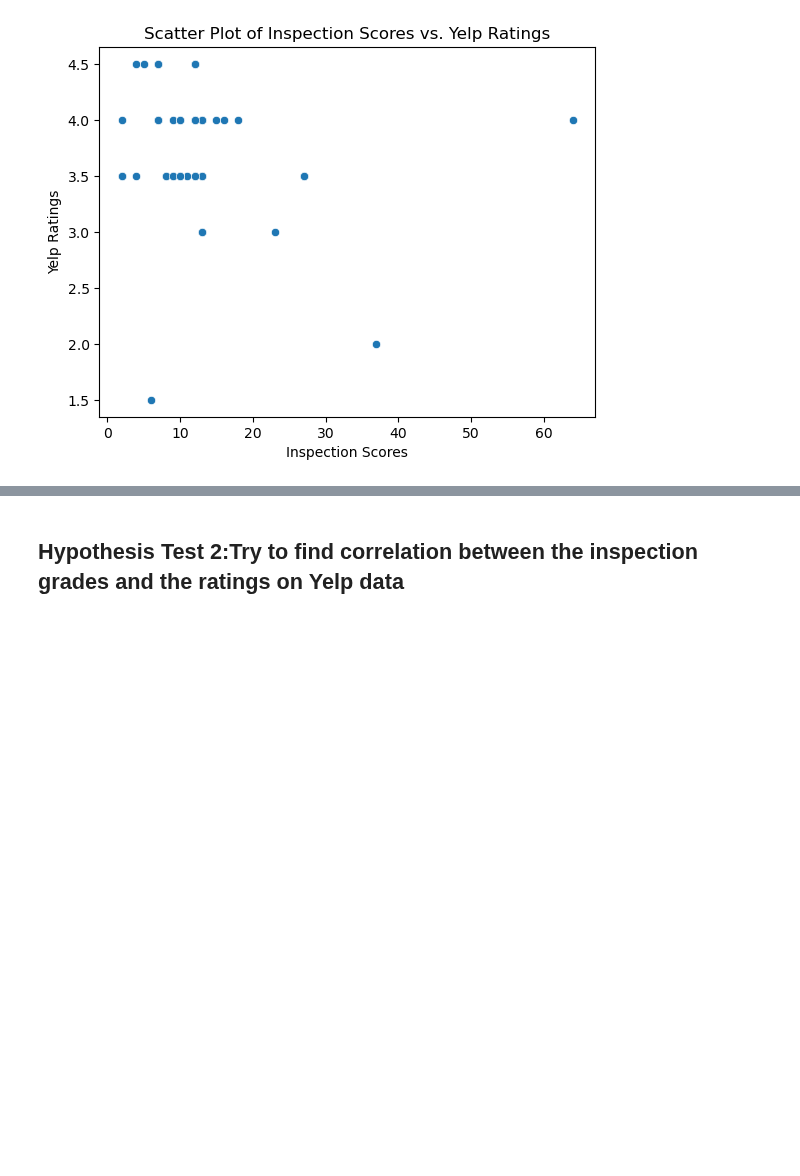
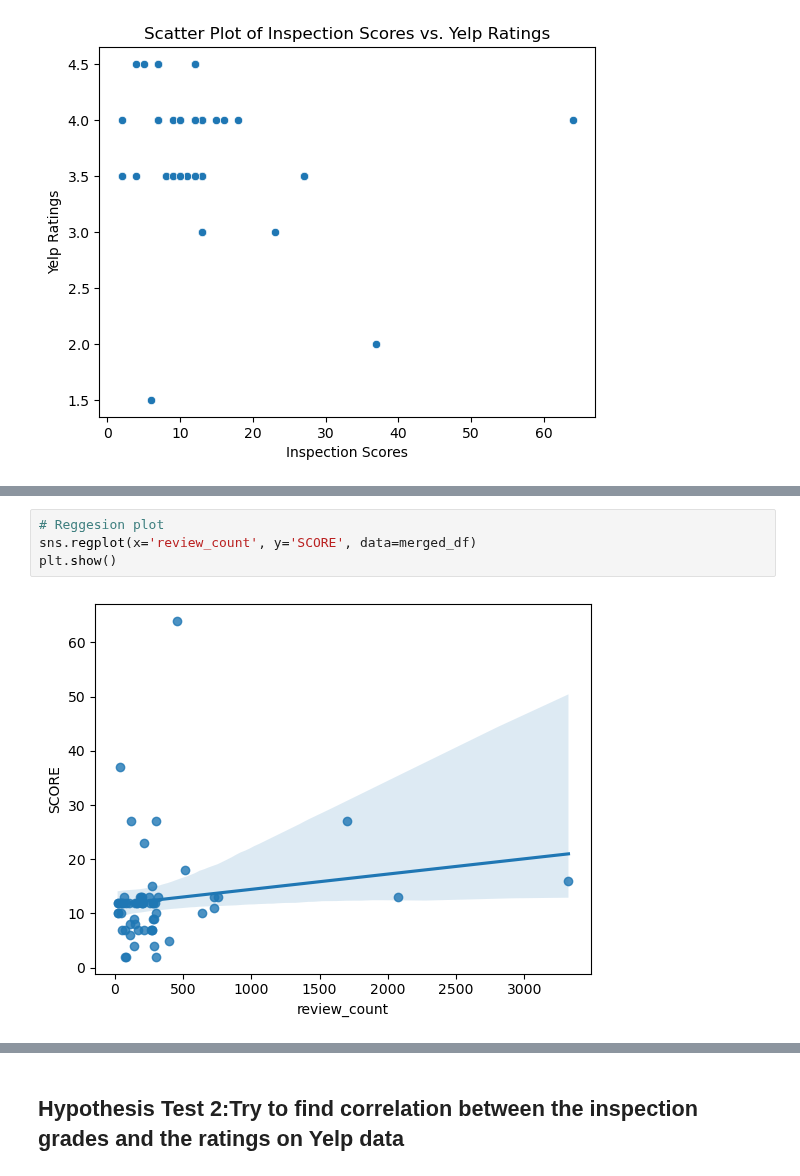
Before and after one commit to JoeBwonKenobi/NYCRestarauntInspections, a Jupyter notebook: Hypothesis Testing.ipynb, the cells around one changed output, grey strips where cells are left out. Drawn from its saved outputs; the diff is of its cells as text; blank space fills up the shorter version.

```diff
--- a/Hypothesis Testing.ipynb
+++ b/Hypothesis Testing.ipynb
@@ -400,0 +416,6 @@ plt.show()
+# %%
+# Reggesion plot
+sns.regplot(x='review_count', y='SCORE', data=merged_df)
+plt.show()
+# %% [output]
+[figure, added]
```
Also changed, not shown: parts of 4 cells of this notebook.
